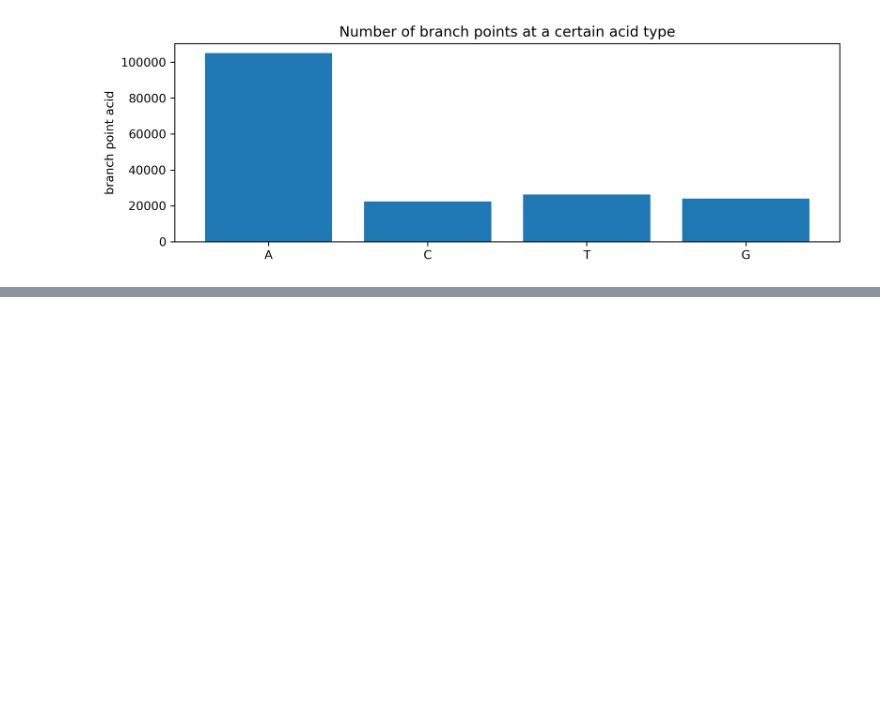
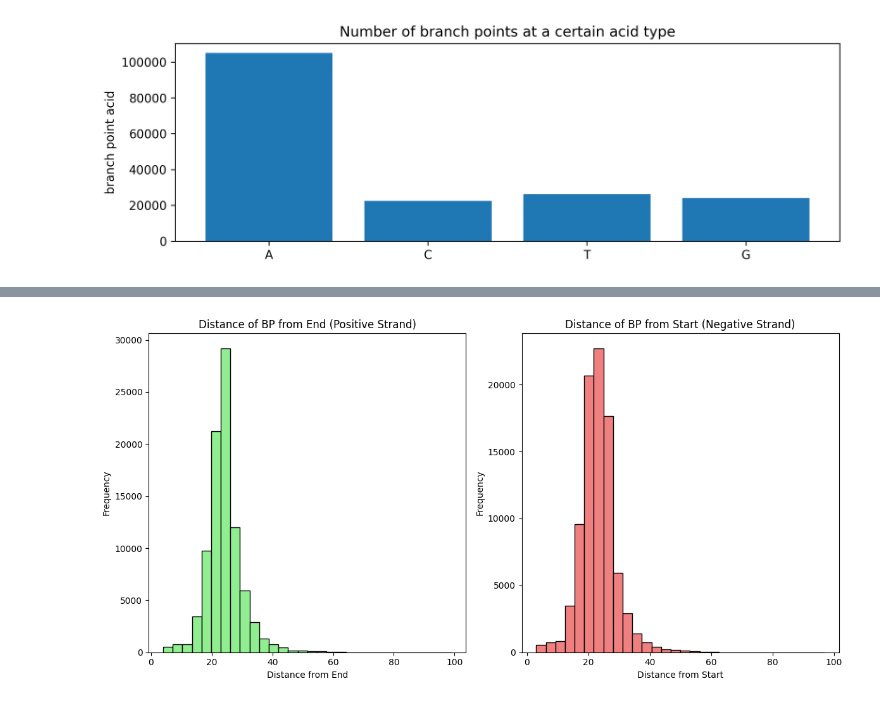
Before and after one commit to AliSaadatV/BP_LM, a Jupyter notebook: Dataexploration.ipynb, the cells around one changed output, grey strips where cells are left out. Saved outputs shown, nothing was run; the diff lists cells and outputs as text; code cells hidden in the pictures; blank space fills up the shorter version.

```diff
--- a/Dataexploration.ipynb
+++ b/Dataexploration.ipynb
@@ -202,0 +275,33 @@ for i in range(len(input_sequences)):
+# %%
+# Create a new column for the distance of BP from the end
+df['BP_DISTANCE_FROM_END'] = df.apply(
+    lambda row: row['IVS_SIZE'] - row['BP_POS_WITHIN_STRAND'] if row['STRAND'] == 1 else row['BP_POS_WITHIN_STRAND'],
+    axis=1
+)
+
+# Filter the DataFrame for positive and negative strands
+positive_strands = df[df['STRAND'] == 1]
+negative_strands = df[df['STRAND'] == 0]
+
+# Plot the distances for positive and negative strands
+plt.figure(figsize=(12, 6))
+
+# Histogram for positive strands (distance from end)
+plt.subplot(1, 2, 1)
+plt.hist(positive_strands['BP_DISTANCE_FROM_END'], bins=30, edgecolor='k', color='lightgreen')
+plt.title('Distance of BP from End (Positive Strand)')
+plt.xlabel('Distance from End')
+plt.ylabel('Frequency')
+
+# Histogram for negative strands (distance from start)
+plt.subplot(1, 2, 2)
+plt.hist(negative_strands['BP_DISTANCE_FROM_END'], bins=30, edgecolor='k', color='lightcoral')
+plt.title('Distance of BP from Start (Negative Strand)')
+plt.xlabel('Distance from Start')
+plt.ylabel('Frequency')
+
+# Show the plots
+plt.tight_layout()
+plt.show()
+# %% [output]
+[figure, added]
```
Also changed, not shown: parts of 15 cells of this notebook, 4 other files.
